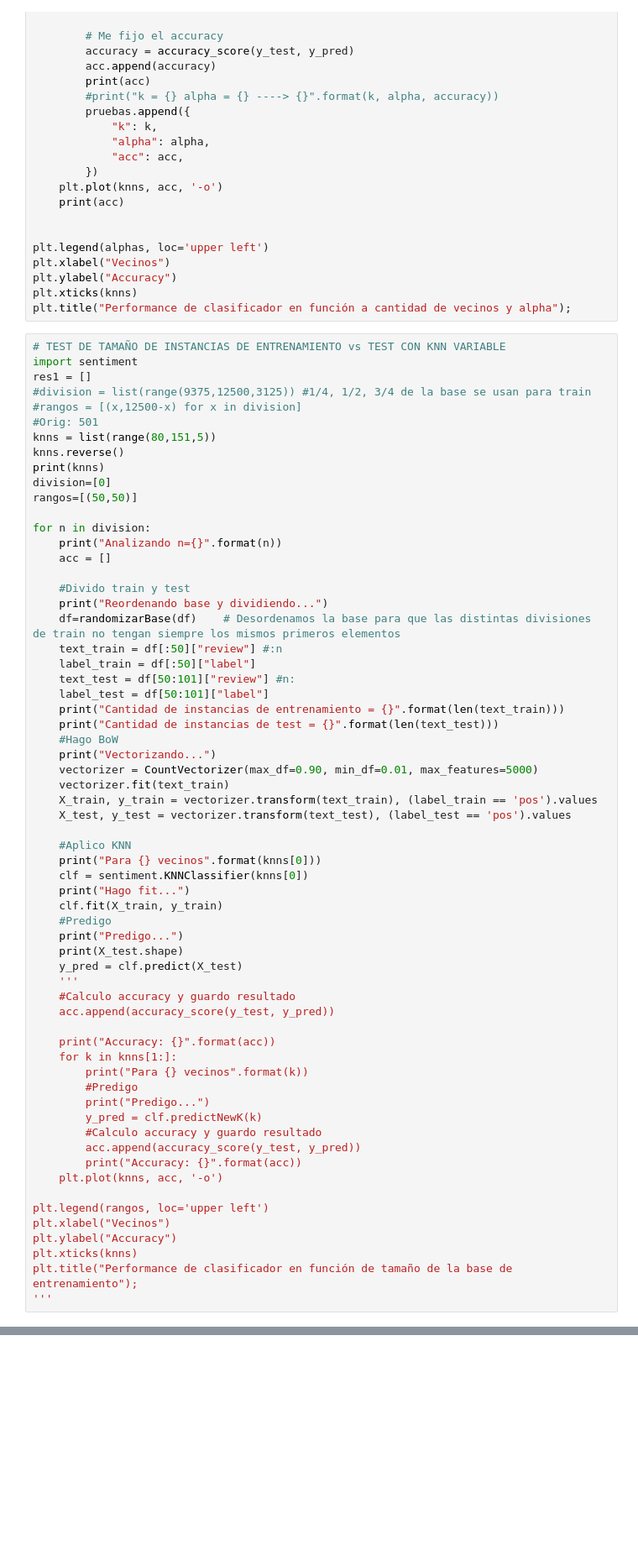
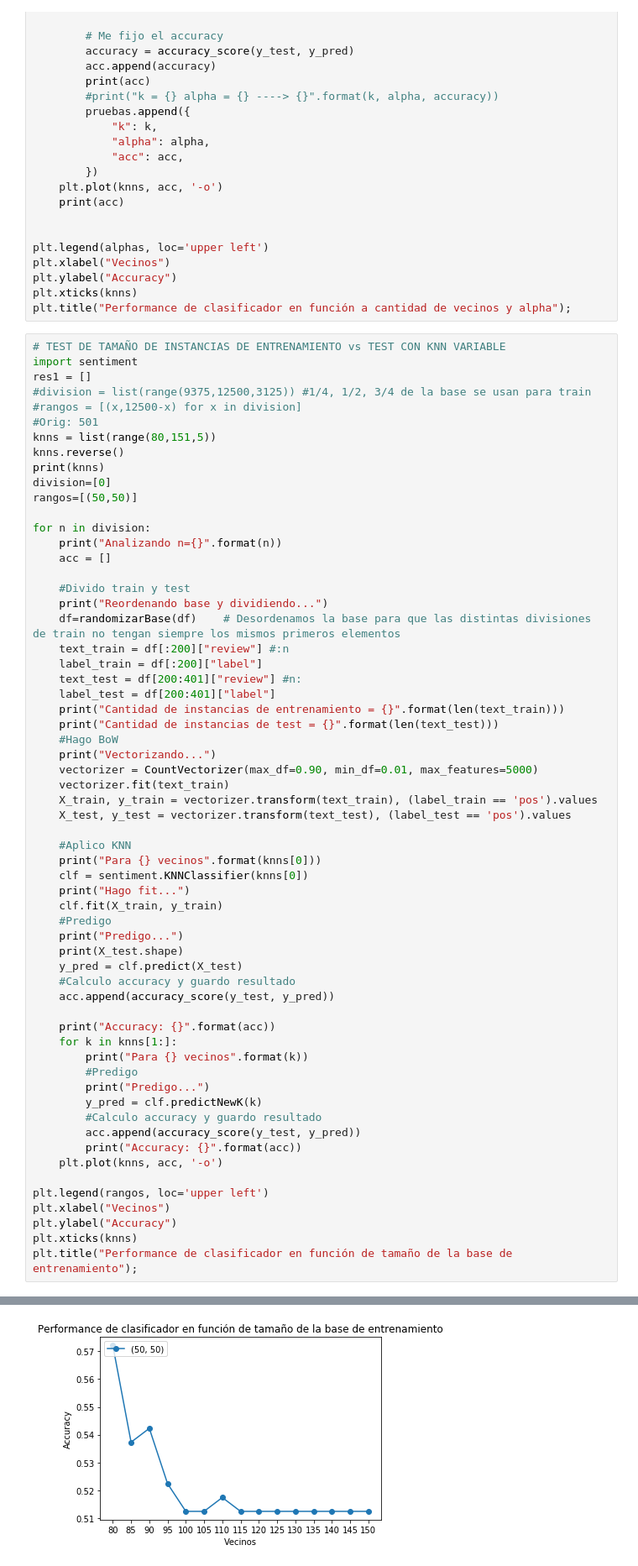
Before and after one commit to jrabinowicz/KNN, a Jupyter notebook: notebooks/knn.ipynb, the cells around one changed output, grey strips where cells are left out. Shown at 84% size. Saved outputs shown, nothing was run; the diff lists cells and outputs as text; blank space fills up the shorter version.

```diff
--- a/notebooks/knn.ipynb
+++ b/notebooks/knn.ipynb
@@ -314,10 +314,10 @@ for n in division:
     #Divido train y test
     print("Reordenando base y dividiendo...")
     df=randomizarBase(df)    # Desordenamos la base para que las distintas divisiones de train no tengan siempre los mismos primeros elementos
-    text_train = df[:50]["review"] #:n
-    label_train = df[:50]["label"]
-    text_test = df[50:101]["review"] #n:
-    label_test = df[50:101]["label"]
+    text_train = df[:200]["review"] #:n
+    label_train = df[:200]["label"]
+    text_test = df[200:401]["review"] #n:
+    label_test = df[200:401]["label"]
     print("Cantidad de instancias de entrenamiento = {}".format(len(text_train)))
     print("Cantidad de instancias de test = {}".format(len(text_test)))
     #Hago BoW
@@ -336,7 +336,6 @@ for n in division:
     print("Predigo...")
     print(X_test.shape)
     y_pred = clf.predict(X_test)
-    '''
     #Calculo accuracy y guardo resultado
     acc.append(accuracy_score(y_test, y_pred))
 
@@ -356,4 +355,4 @@ plt.xlabel("Vecinos")
 plt.ylabel("Accuracy")
 plt.xticks(knns)
 plt.title("Performance de clasificador en función de tamaño de la base de entrenamiento");
-'''
+# %% [output]
@@ -359,0 +376 @@ plt.title("Performance de clasificador en función de tamaño de la base de entr
+[figure, added]
```
Also changed, not shown: parts of 1 cell of this notebook, 1 other file.
